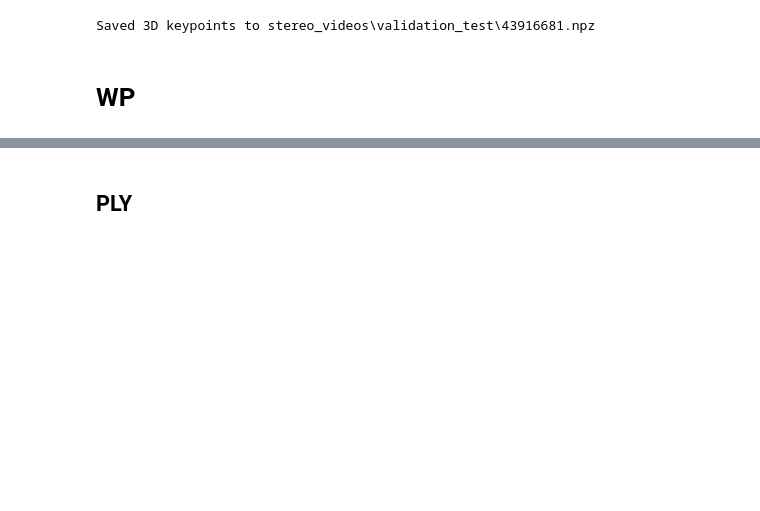
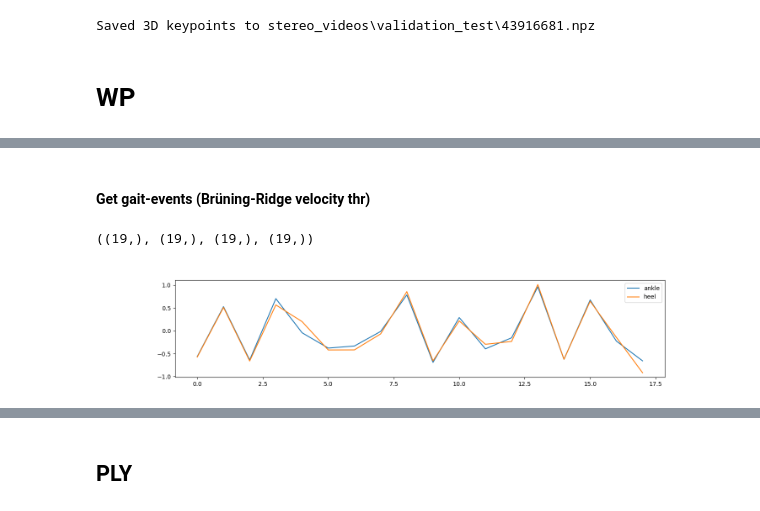
Before and after one commit to MateUnger/StereoVision, a Jupyter notebook: pipeline.ipynb, the cells around one changed output, grey strips where cells are left out. Cells and saved outputs as stored; diff of their text form; code cells hidden in the pictures; blank space fills up the shorter version.

```diff
--- a/pipeline.ipynb
+++ b/pipeline.ipynb
@@ -651,0 +814,2 @@ Saved 3D keypoints to stereo_videos\validation_test\43916681.npz
+# %% [markdown]
+#### Get gait-events (Brüning-Ridge velocity thr)
@@ -651,0 +886,45 @@ Saved 3D keypoints to stereo_videos\validation_test\43916681.npz
+# %%
+stride_lengths = []
+stride_durations = []
+
+for i in range(1, len(ICs)):
+    stride_duration = (ICs[i] - ICs[i - 1]) / fs
+    if properties["stride_min"] <= stride_duration <= properties["stride_max"]:
+        stride_length = np.linalg.norm(ankle[:, ICs[i]] - ankle[:, ICs[i - 1]])
+        stride_lengths.append(stride_length)
+        stride_durations.append(stride_duration)
+
+stride_durations = np.array(stride_durations)
+stride_lengths = np.array(stride_lengths)
+# %%
+s_lengths = []
+s_durations = []
+
+for i in range(len(ICs)-1):
+    current_IC = ICs[i]
+    next_IC = ICs[i+1]
+    #temporal difference between current & next IC event
+    stride_duration = (next_IC-current_IC)/fs
+    if properties["stride_min"] <= stride_duration <= properties["stride_max"]:
+        # take the spatial difference of [KEYPOINT] between current & next IC event
+        stride_length = np.linalg.norm(heel[:,next_IC]-heel[:,current_IC])
+        s_lengths.append(stride_length)
+        s_durations.append(stride_duration)
+
+s_lengths = np.array(s_lengths)
+s_durations = np.array(s_durations)
+# %%
+stride_durations.shape, stride_lengths.shape, s_lengths.shape, s_durations.shape
+# %% [output]
+((19,), (19,), (19,), (19,))
+# %%
+ankle_diff = np.diff(stride_lengths)
+heel_diff = np.diff(s_lengths)
+plt.close('all')
+plt.figure(figsize=(15,3))
+plt.plot(ankle_diff,label="ankle")
+plt.plot(heel_diff, label="heel")
+plt.legend()
+plt.show()
+# %% [output]
+[figure, added]
```
Also changed, not shown: parts of 14 cells of this notebook, 1 other file.
